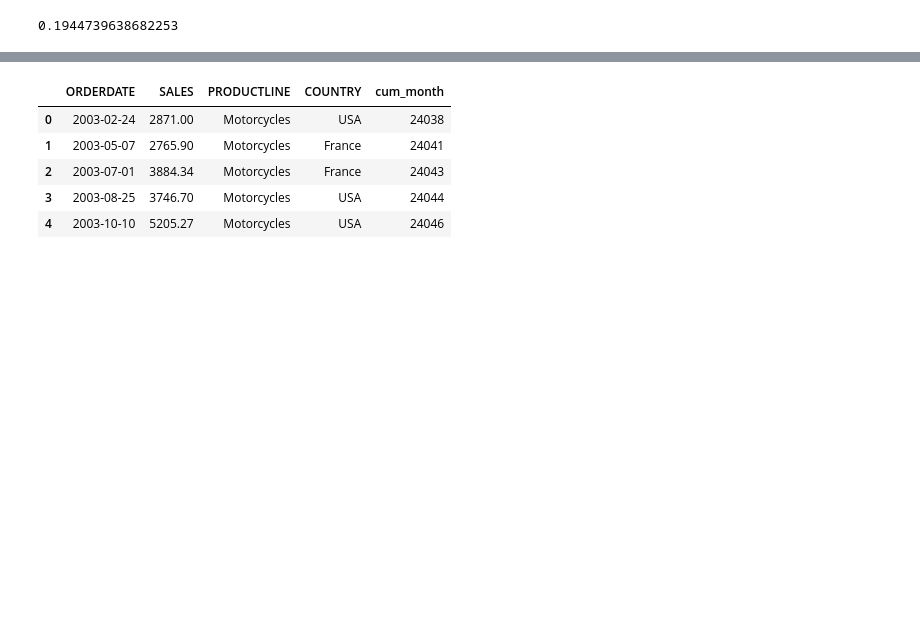
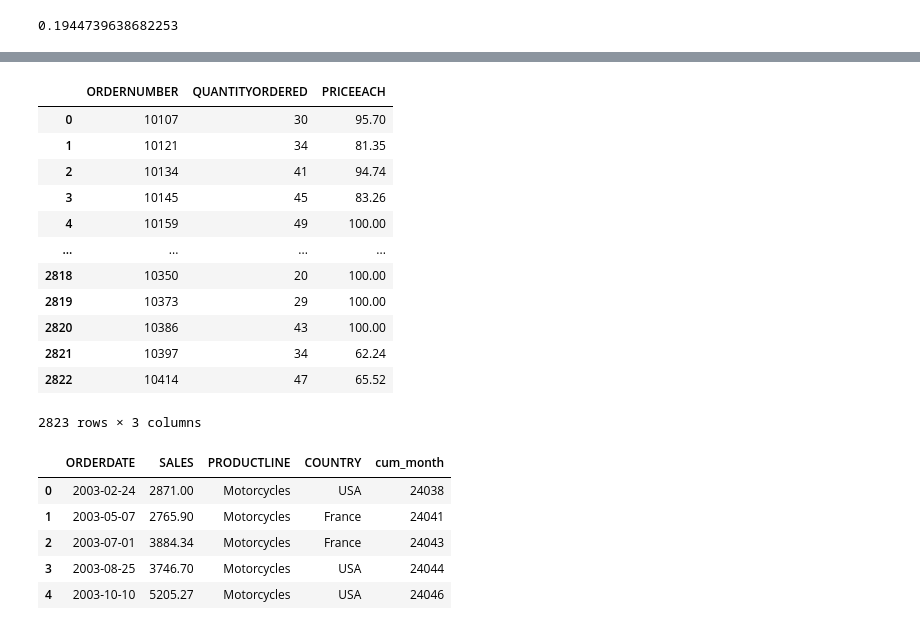
Before and after one commit to stanford-mse-125/demos, a Jupyter notebook: sales.ipynb, the cells around one changed output, grey strips where cells are left out. Drawn from its saved outputs; the diff is of its cells as text; code cells hidden in the pictures; blank space fills up the shorter version.

```diff
--- a/sales.ipynb
+++ b/sales.ipynb
@@ -219,3 +254,20 @@ len(df_bigsales) / len(df)
+# %%
+# select first three columns
+df.iloc[:, :3]
+# %% [output]
+|  | ORDERNUMBER | QUANTITYORDERED | PRICEEACH |
+| 0 | 10107 | 30 | 95.70 |
+| 1 | 10121 | 34 | 81.35 |
+| 2 | 10134 | 41 | 94.74 |
+| 3 | 10145 | 45 | 83.26 |
+| 4 | 10159 | 49 | 100.00 |
+| ... | ... | ... | ... |
+| 2818 | 10350 | 20 | 100.00 |
+| 2819 | 10373 | 29 | 100.00 |
+| 2820 | 10386 | 43 | 100.00 |
+| 2821 | 10397 | 34 | 62.24 |
+| 2822 | 10414 | 47 | 65.52 |
+2823 rows × 3 columns
 # %%
 # make a smaller dataframe to analyze
 df2003 = df2003[['ORDERDATE', 'SALES', 'PRODUCTLINE', 'COUNTRY', 'cum_month']]
```
Also changed, not shown: parts of 6 cells of this notebook, 2 other files.
